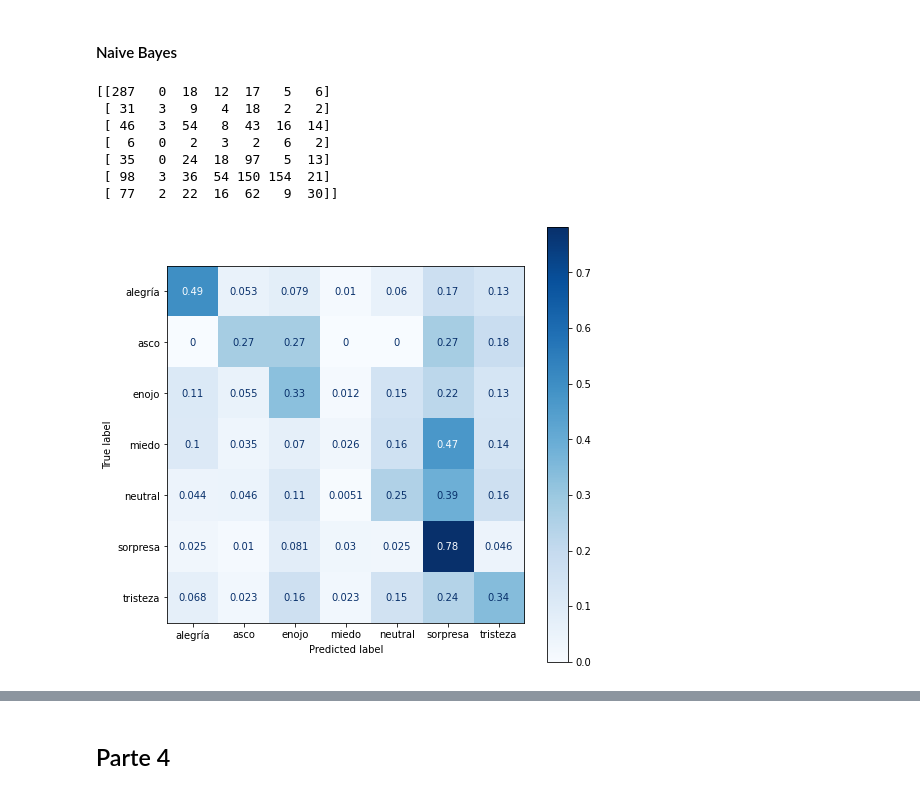
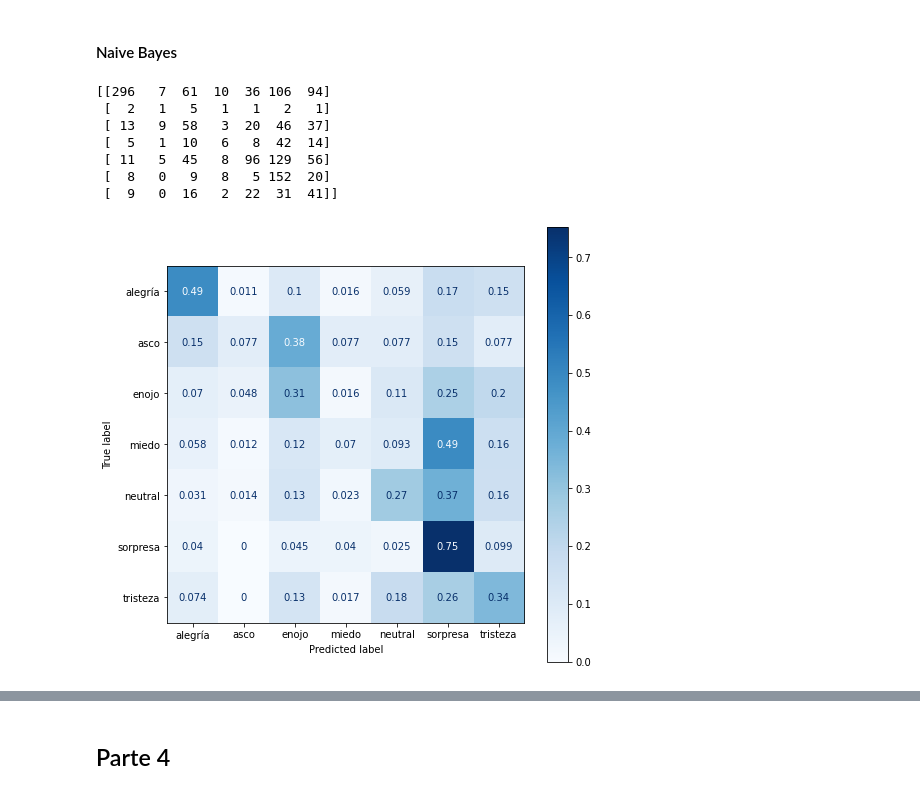
Before and after one commit to MatiasDuhalde/IIC2613-Tareas, a Jupyter notebook: T3/preguntas.ipynb, the cells around one changed output, grey strips where cells are left out. Saved outputs shown, nothing was run; the diff lists cells and outputs as text; code cells hidden in the pictures.

```diff
--- a/T3/preguntas.ipynb
+++ b/T3/preguntas.ipynb
@@ -258,14 +258,14 @@ Name: emotion, dtype: int64
 # %% [markdown]
 ### Matrices de características y vectores
 # %%
-test_X = np.array(test_set['landmarks'].tolist())
-test_Y = np.array(test_set['emotion'].tolist())
+X_test = np.array(test_set['landmarks'].tolist())
+y_test = np.array(test_set['emotion'].tolist())
 
-train_X = np.array(train_set['landmarks'].tolist())
-train_Y = np.array(train_set['emotion'].tolist())
+X_train = np.array(train_set['landmarks'].tolist())
+y_train = np.array(train_set['emotion'].tolist())
 
-validation_X = np.array(validation_set['landmarks'].tolist())
-validation_Y = np.array(validation_set['emotion'].tolist())
+X_validation = np.array(validation_set['landmarks'].tolist())
+y_validation = np.array(validation_set['emotion'].tolist())
 # %% [markdown]
 ## Parte 3
 # %% [markdown]
@@ -278,15 +278,15 @@ def instantiate_classifier(model, *args, **kwargs):
 
 def train_classifier(model_instance):
     # Use train_X and train_Y as predefined variables
-    model_instance.fit(train_X, train_Y)
+    model_instance.fit(X_train, y_train)
 
-def predict_with_classifier(model_instance):
+def predict_with_classifier(model_instance, X_set):
     # Use test_X predefined variable
-    prediction = model_instance.predict(test_X)
+    prediction = model_instance.predict(X_set)
     return prediction
 
-def calculate_score(prediction):
-    return accuracy_score(test_Y, prediction) * 100
+def calculate_score(prediction, y_set):
+    return accuracy_score(y_set, prediction) * 100
 # %% [markdown]
 ### Support Vector Machine (SVM)
 # %%
@@ -551,5 +549,5 @@ train_classifier(naive_bayes_classifier)
 # %% [output]
 Training Naive Bayes classifier
 # %%
-naive_bayes_prediction = predict_with_classifier(naive_bayes_classifier)
+naive_bayes_prediction = predict_with_classifier(naive_bayes_classifier, X_validation)
 # %%
@@ -570,8 +568,8 @@ Los mejores hiperparámetros para cada modelo fueron:
 # %% [markdown]
 ### Matriz de confusión
 # %%
-def get_confusion_matrix(prediction):
-    matrix = confusion_matrix(prediction, test_Y)
+def get_confusion_matrix(y_set, prediction):
+    matrix = confusion_matrix(y_set, prediction)
     return matrix
 # %% [markdown]
 #### SVM
@@ -610,16 +610,16 @@ disp = plot_confusion_matrix(decision_tree_classifiers_gini[8], test_X, test_Y,
 # %% [markdown]
 #### Naive Bayes
 # %%
-print(get_confusion_matrix(naive_bayes_prediction))
+print(get_confusion_matrix(y_validation, naive_bayes_prediction))
 
 fig, ax = plt.subplots(figsize=(8, 8))
-disp = plot_confusion_matrix(naive_bayes_classifier, test_X, test_Y, cmap=plt.cm.Blues, normalize='true', ax=ax)
+disp = plot_confusion_matrix(naive_bayes_classifier, X_validation, y_validation, cmap=plt.cm.Blues, normalize='true', ax=ax)
 # %% [output]
-[[287   0  18  12  17   5   6]
- [ 31   3   9   4  18   2   2]
- [ 46   3  54   8  43  16  14]
- [  6   0   2   3   2   6   2]
- [ 35   0  24  18  97   5  13]
- [ 98   3  36  54 150 154  21]
- [ 77   2  22  16  62   9  30]]
+[[296   7  61  10  36 106  94]
+ [  2   1   5   1   1   2   1]
+ [ 13   9  58   3  20  46  37]
+ [  5   1  10   6   8  42  14]
+ [ 11   5  45   8  96 129  56]
+ [  8   0   9   8   5 152  20]
+ [  9   0  16   2  22  31  41]]
-[figure, old version]
+[figure, new version]
```
Also changed, not shown: parts of 33 cells of this notebook.
